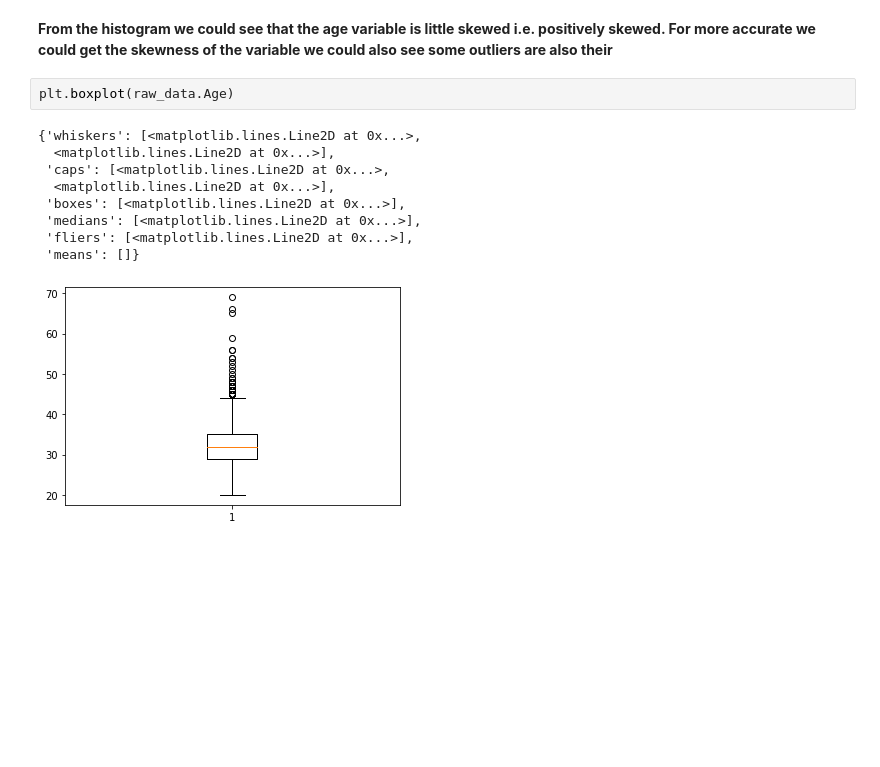
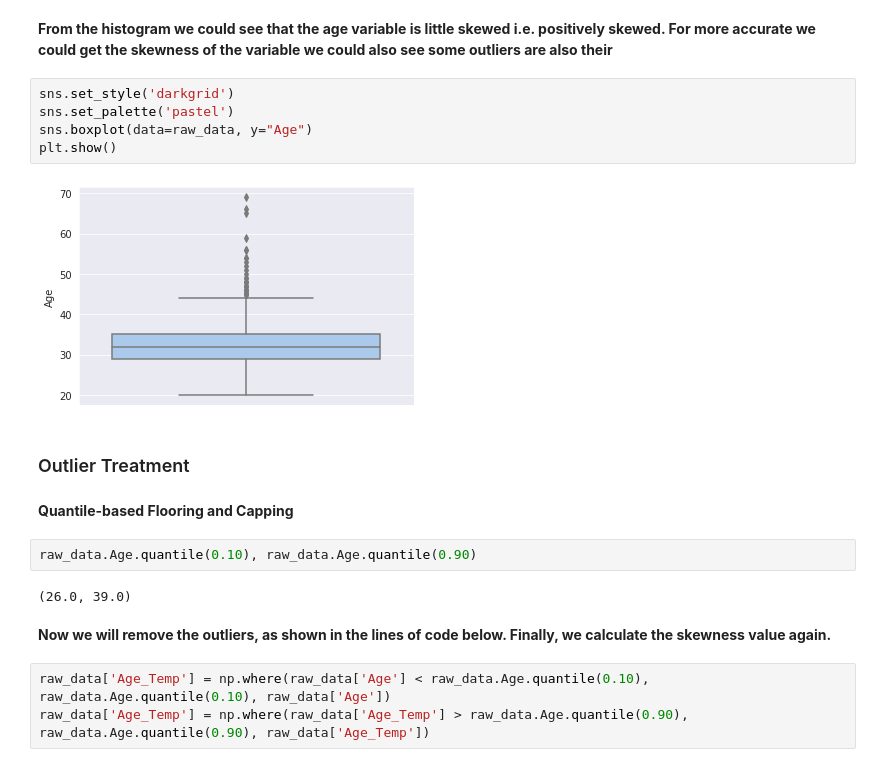
Before and after one commit to subhamyadav580/IT_Salary_Survey, a Jupyter notebook: IT_Salary_Survey_EDA.ipynb, the cells around one changed output. Drawn from its saved outputs; the diff is of its cells as text; blank space fills up the shorter version.

Commit message:
dealing with outliers

```diff
--- a/IT_Salary_Survey_EDA.ipynb
+++ b/IT_Salary_Survey_EDA.ipynb
@@ -357,15 +358,23 @@ plt.show()
 # %% [markdown]
 **From the histogram we could see that the age variable is little skewed i.e. positively skewed.
 For more accurate we could get the skewness of the variable we could also see some outliers are also their**
-# %%
-plt.boxplot(raw_data.Age)
-# %% [output]
-{'whiskers': [<matplotlib.lines.Line2D at 0x...>,
-  <matplotlib.lines.Line2D at 0x...>],
- 'caps': [<matplotlib.lines.Line2D at 0x...>,
-  <matplotlib.lines.Line2D at 0x...>],
- 'boxes': [<matplotlib.lines.Line2D at 0x...>],
- 'medians': [<matplotlib.lines.Line2D at 0x...>],
- 'fliers': [<matplotlib.lines.Line2D at 0x...>],
- 'means': []}
-[figure, removed]
+# %%
+sns.set_style('darkgrid')
+sns.set_palette('pastel')
+sns.boxplot(data=raw_data, y="Age")
+plt.show()
+# %% [output]
+[figure, added]
+# %% [markdown]
+### Outlier Treatment
+# %% [markdown]
+**Quantile-based Flooring and Capping**
+# %%
+raw_data.Age.quantile(0.10), raw_data.Age.quantile(0.90)
+# %% [output]
+(26.0, 39.0)
+# %% [markdown]
+**Now we will remove the outliers, as shown in the lines of code below. Finally, we calculate the skewness value again.**
+# %%
+raw_data['Age_Temp'] = np.where(raw_data['Age'] < raw_data.Age.quantile(0.10), raw_data.Age.quantile(0.10), raw_data['Age'])
+raw_data['Age_Temp'] = np.where(raw_data['Age_Temp'] > raw_data.Age.quantile(0.90), raw_data.Age.quantile(0.90), raw_data['Age_Temp'])
```
Also changed, not shown: parts of 3 cells of this notebook.
